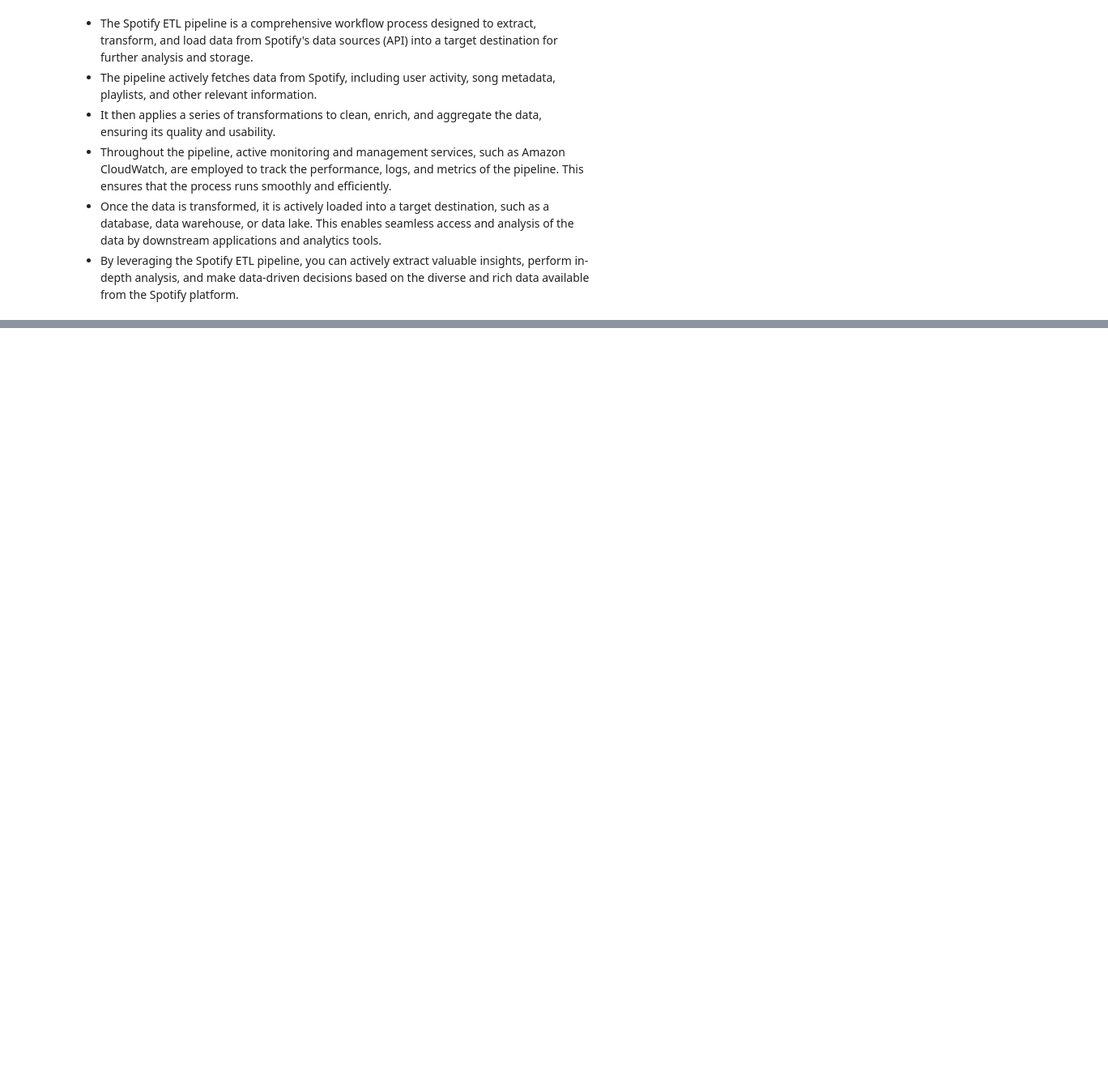
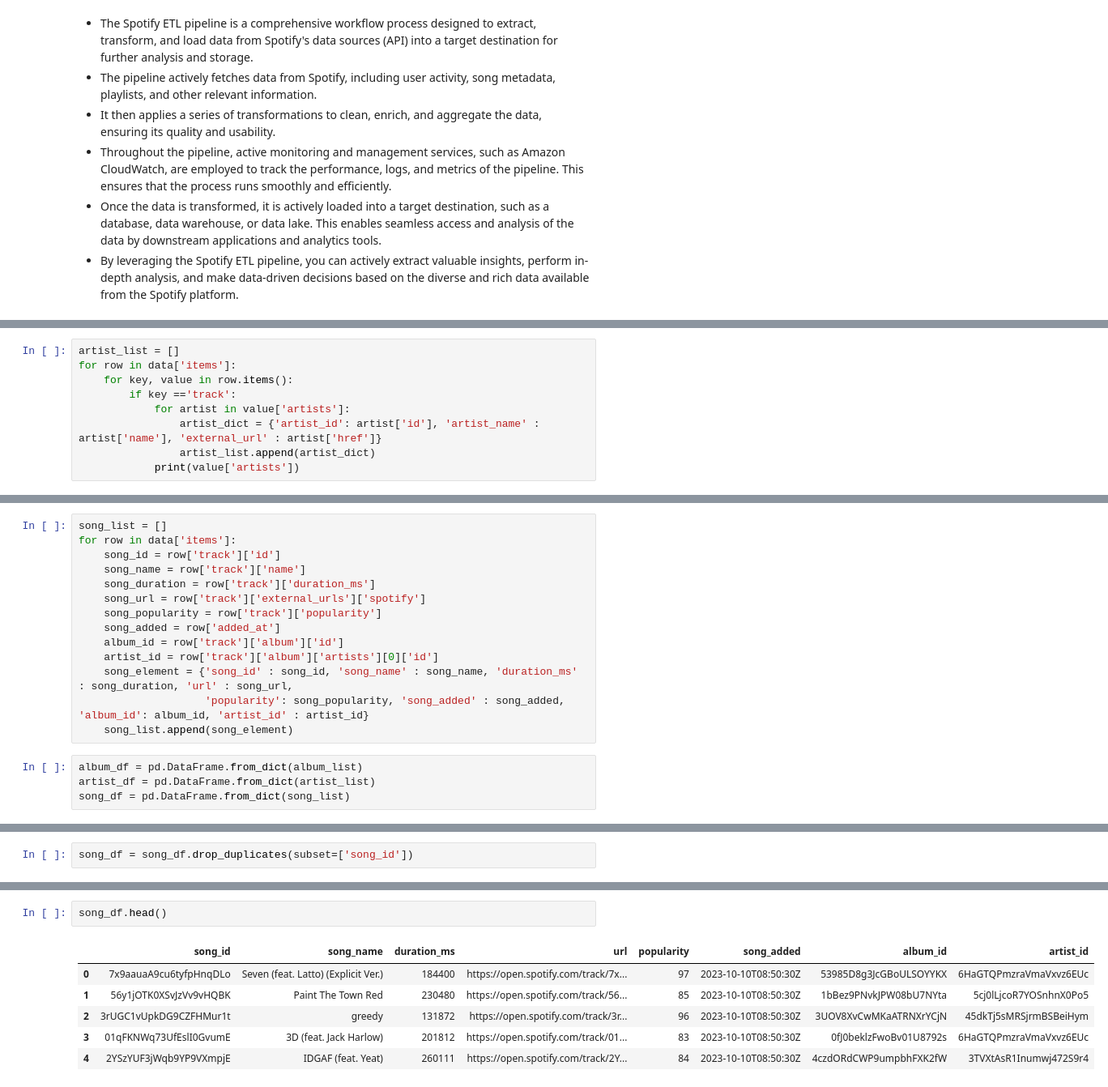
Before and after one commit to arunp77/SQL, a Jupyter notebook: 4.0-Database/Spotify-project/Spotify data pipeline project.ipynb, the cells around one changed output, grey strips where cells are left out. Shown at 81% size. Saved outputs shown, nothing was run; the diff lists cells and outputs as text; blank space fills up the shorter version.

Commit message:
AWS-etl-spotify

```diff
--- a/4.0-Database/Spotify-project/Spotify data pipeline project.ipynb
+++ b/4.0-Database/Spotify-project/Spotify data pipeline project.ipynb
@@ -21,0 +324,9 @@
+# %%
+artist_list = []
+for row in data['items']:
+    for key, value in row.items():
+        if key =='track':
+            for artist in value['artists']:
+                artist_dict = {'artist_id': artist['id'], 'artist_name' : artist['name'], 'external_url' : artist['href']}
+                artist_list.append(artist_dict)
+            print(value['artists'])
@@ -21,0 +351,18 @@
+# %%
+song_list = []
+for row in data['items']:
+    song_id = row['track']['id']
+    song_name = row['track']['name']
+    song_duration = row['track']['duration_ms']
+    song_url = row['track']['external_urls']['spotify']
+    song_popularity = row['track']['popularity']
+    song_added = row['added_at']
+    album_id = row['track']['album']['id']
+    artist_id = row['track']['album']['artists'][0]['id']
+    song_element = {'song_id' : song_id, 'song_name' : song_name, 'duration_ms' : song_duration, 'url' : song_url,
+                    'popularity': song_popularity, 'song_added' : song_added, 'album_id': album_id, 'artist_id' : artist_id}
+    song_list.append(song_element)
+# %%
+album_df = pd.DataFrame.from_dict(album_list)
+artist_df = pd.DataFrame.from_dict(artist_list)
+song_df = pd.DataFrame.from_dict(song_list)
@@ -21,0 +373,2 @@
+# %%
+song_df = song_df.drop_duplicates(subset=['song_id'])
@@ -21,0 +393,9 @@
+# %%
+song_df.head()
+# %% [output]
+|  | song_id | song_name | duration_ms | url | popularity | song_added | album_id | artist_id |
+| 0 | 7x9aauaA9cu6tyfpHnqDLo | Seven (feat. Latto) (Explicit Ver.) | 184400 | https://open.spotify.com/track/7x... | 97 | 2023-10-10T08:50:30Z | 53985D8g3JcGBoULSOYYKX | 6HaGTQPmzraVmaVxvz6EUc |
+| 1 | 56y1jOTK0XSvJzVv9vHQBK | Paint The Town Red | 230480 | https://open.spotify.com/track/56... | 85 | 2023-10-10T08:50:30Z | 1bBez9PNvkJPW08bU7NYta | 5cj0lLjcoR7YOSnhnX0Po5 |
+| 2 | 3rUGC1vUpkDG9CZFHMur1t | greedy | 131872 | https://open.spotify.com/track/3r... | 96 | 2023-10-10T08:50:30Z | 3UOV8XvCwMKaATRNXrYCjN | 45dkTj5sMRSjrmBSBeiHym |
+| 3 | 01qFKNWq73UfEslI0GvumE | 3D (feat. Jack Harlow) | 201812 | https://open.spotify.com/track/01... | 83 | 2023-10-10T08:50:30Z | 0fJ0beklzFwoBv01U8792s | 6HaGTQPmzraVmaVxvz6EUc |
+| 4 | 2YSzYUF3jWqb9YP9VXmpjE | IDGAF (feat. Yeat) | 260111 | https://open.spotify.com/track/2Y... | 84 | 2023-10-10T08:50:30Z | 4czdORdCWP9umpbhFXK2fW | 3TVXtAsR1Inumwj472S9r4 |
```
Also changed, not shown: parts of 39 cells of this notebook, 5 other files.
